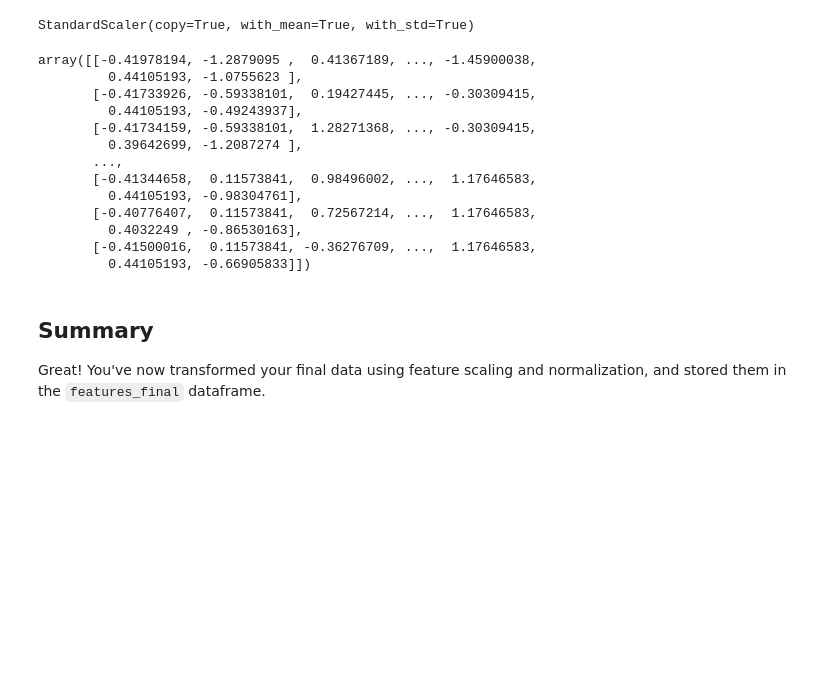
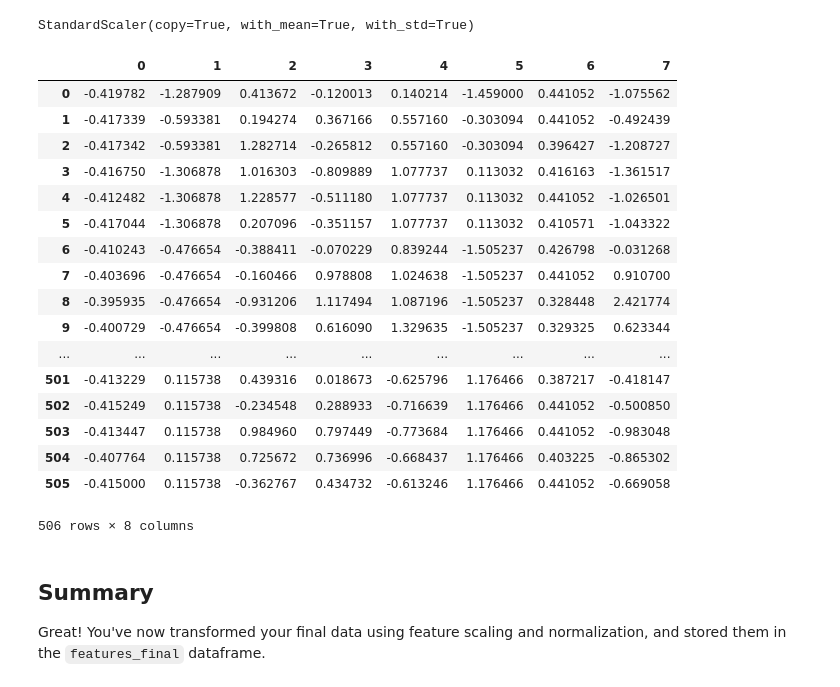
Before and after one commit to hy123udg/dsc-feature-scaling-and-normalization-lab-nyc-ds-060319, a Jupyter notebook: index.ipynb, the cells around one changed output. Drawn from its saved outputs; the diff is of its cells as text; code cells hidden in the pictures; blank space fills up the shorter version.

```diff
--- a/index.ipynb
+++ b/index.ipynb
@@ -101,22 +101,27 @@ scaler.fit(x)
 StandardScaler(copy=True, with_mean=True, with_std=True)
 # %%
 boston_scaled = scaler.transform(x)
-# %%
-boston_scaled
-# %% [output]
-array([[-0.41978194, -1.2879095 ,  0.41367189, ..., -1.45900038,
-         0.44105193, -1.0755623 ],
-       [-0.41733926, -0.59338101,  0.19427445, ..., -0.30309415,
-         0.44105193, -0.49243937],
-       [-0.41734159, -0.59338101,  1.28271368, ..., -0.30309415,
-         0.39642699, -1.2087274 ],
-       ...,
-       [-0.41344658,  0.11573841,  0.98496002, ...,  1.17646583,
-         0.44105193, -0.98304761],
-       [-0.40776407,  0.11573841,  0.72567214, ...,  1.17646583,
-         0.4032249 , -0.86530163],
-       [-0.41500016,  0.11573841, -0.36276709, ...,  1.17646583,
-         0.44105193, -0.66905833]])
+# %%
+pd.DataFrame(boston_scaled)
+# %% [output]
+|  | 0 | 1 | 2 | 3 | 4 | 5 | 6 | 7 |
+| 0 | -0.419782 | -1.287909 | 0.413672 | -0.120013 | 0.140214 | -1.459000 | 0.441052 | -1.075562 |
+| 1 | -0.417339 | -0.593381 | 0.194274 | 0.367166 | 0.557160 | -0.303094 | 0.441052 | -0.492439 |
+| 2 | -0.417342 | -0.593381 | 1.282714 | -0.265812 | 0.557160 | -0.303094 | 0.396427 | -1.208727 |
+| 3 | -0.416750 | -1.306878 | 1.016303 | -0.809889 | 1.077737 | 0.113032 | 0.416163 | -1.361517 |
+| 4 | -0.412482 | -1.306878 | 1.228577 | -0.511180 | 1.077737 | 0.113032 | 0.441052 | -1.026501 |
+| 5 | -0.417044 | -1.306878 | 0.207096 | -0.351157 | 1.077737 | 0.113032 | 0.410571 | -1.043322 |
+| 6 | -0.410243 | -0.476654 | -0.388411 | -0.070229 | 0.839244 | -1.505237 | 0.426798 | -0.031268 |
+| 7 | -0.403696 | -0.476654 | -0.160466 | 0.978808 | 1.024638 | -1.505237 | 0.441052 | 0.910700 |
+| 8 | -0.395935 | -0.476654 | -0.931206 | 1.117494 | 1.087196 | -1.505237 | 0.328448 | 2.421774 |
+| 9 | -0.400729 | -0.476654 | -0.399808 | 0.616090 | 1.329635 | -1.505237 | 0.329325 | 0.623344 |
+| ... | ... | ... | ... | ... | ... | ... | ... | ... |
+| 501 | -0.413229 | 0.115738 | 0.439316 | 0.018673 | -0.625796 | 1.176466 | 0.387217 | -0.418147 |
+| 502 | -0.415249 | 0.115738 | -0.234548 | 0.288933 | -0.716639 | 1.176466 | 0.441052 | -0.500850 |
+| 503 | -0.413447 | 0.115738 | 0.984960 | 0.797449 | -0.773684 | 1.176466 | 0.441052 | -0.983048 |
+| 504 | -0.407764 | 0.115738 | 0.725672 | 0.736996 | -0.668437 | 1.176466 | 0.403225 | -0.865302 |
+| 505 | -0.415000 | 0.115738 | -0.362767 | 0.434732 | -0.613246 | 1.176466 | 0.441052 | -0.669058 |
+506 rows × 8 columns
 # %% [markdown]
 ## Summary
 Great! You've now transformed your final data using feature scaling and normalization, and stored them in the `features_final` dataframe.
```
